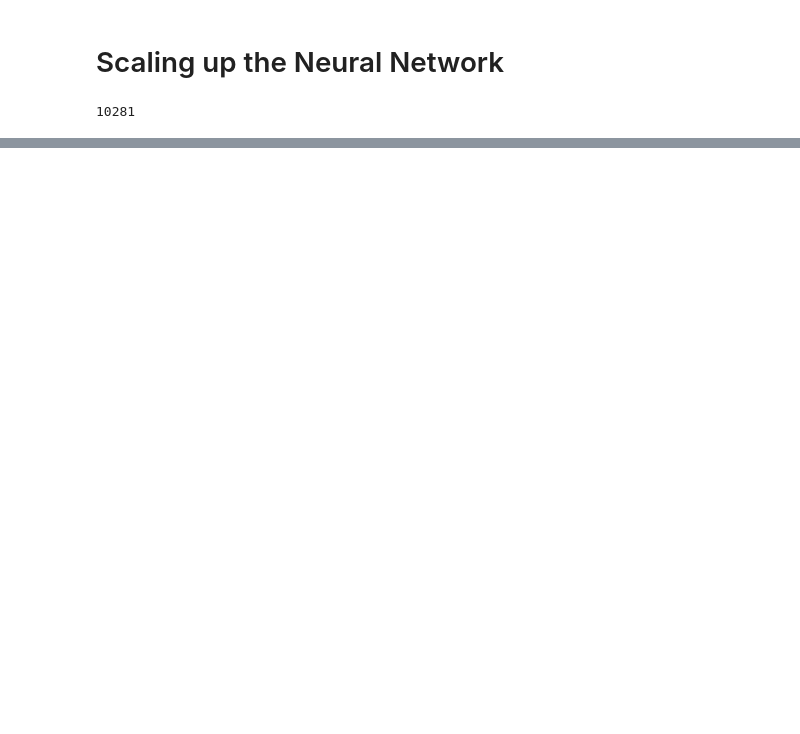
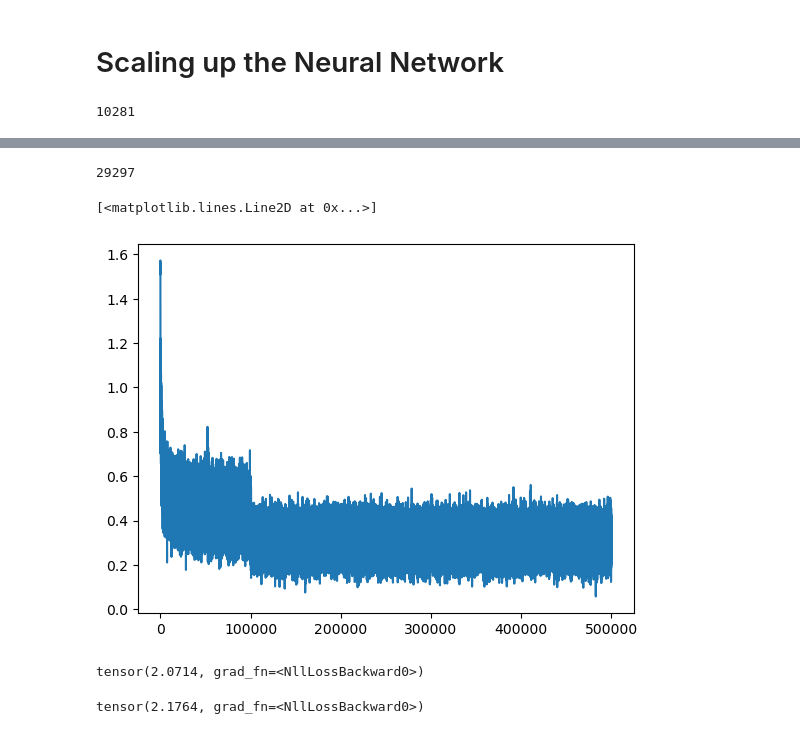
Before and after one commit to jpkunkler/nn-from-scratch, a Jupyter notebook: Karpathy_Intro_to_NL_03.ipynb, the cells around one changed output, grey strips where cells are left out. Saved outputs shown, nothing was run; the diff lists cells and outputs as text; code cells hidden in the pictures; blank space fills up the shorter version.

```diff
--- a/Karpathy_Intro_to_NL_03.ipynb
+++ b/Karpathy_Intro_to_NL_03.ipynb
@@ -962,0 +976,69 @@ plt.grid ( 'minor')
+# %%
+for p in parameters:
+    p.requires_grad = True
+# %%
+sum([p.numel() for p in parameters])
+# %% [output]
+29297
+# %%
+lri = []
+lossi = []
+stepi = []
+# %%
+# Create random batches and only feed these batches forward and backward through the model
+
+for i in range(500000):
+
+    # construct minibatch
+    ix = torch.randint(0, Xtr.shape[0], (32,)) # Select 32 random indices from our dataset
+
+    X_batch = Xtr[ix]
+    Y_batch = Ytr[ix]
+
+    # forward pass
+    emb = C[X_batch] # using minibatches, we are back to [32, 3, 2]
+    h = torch.tanh(emb.view(-1, C.shape[1] * block_size) @W1 + b1) # we need to change our view as well
+    logits = h @ W2 + b2  + 0.01*(W2**2).mean() # add regularization
+    loss = F.cross_entropy(logits, Y_batch) # even better and more efficient than the above
+
+    # backward pass / backpropagation
+    for p in parameters:
+        p.grad = None # don't forget to .zero_grad() !!!
+    loss.backward()
+
+    # update
+    learning_rate = 0.1 if i < 100000 else 0.01 # fixed
+    # learning_rate = 10**-3 / (1 + 10**-8 * i) # dynamic based on ierations; formula accoring to Bengio 2003; Note: this leads to worse results
+
+    for p in parameters:
+        p.data += -learning_rate * p.grad
+
+    # track stats
+    lri.append(learning_rate)
+    stepi.append(i)
+    lossi.append(loss.log10().item())
+
+    # print(loss.item()) # NOTE: In this case, this is only the loss for the current batch!!! Not the global loss
+# %%
+plt.plot(stepi, lossi)
+# %% [output]
+[<matplotlib.lines.Line2D at 0x...>]
+[figure, added]
+# %%
+# global loss across the TRAIN Set
+emb = C[Xtr] # using minibatches, we are back to [32, 3, 2]
+h = torch.tanh(emb.view(-1, C.shape[1] * Xtr.shape[1]) @W1 + b1)
+logits = h @ W2 + b2
+loss = F.cross_entropy(logits, Ytr) # even better and more efficient than the above
+loss
+# %% [output]
+tensor(2.0714, grad_fn=<NllLossBackward0>)
+# %%
+# global loss across the VALIDATION / DEV Set
+emb = C[Xdev] # using minibatches, we are back to [32, 3, 2]
+h = torch.tanh(emb.view(-1, C.shape[1] * Xtr.shape[1]) @W1 + b1)
+logits = h @ W2 + b2
+loss = F.cross_entropy(logits, Ydev) # even better and more efficient than the above
+loss
+# %% [output]
+tensor(2.1764, grad_fn=<NllLossBackward0>)
```
Also changed, not shown: parts of 26 cells of this notebook.
